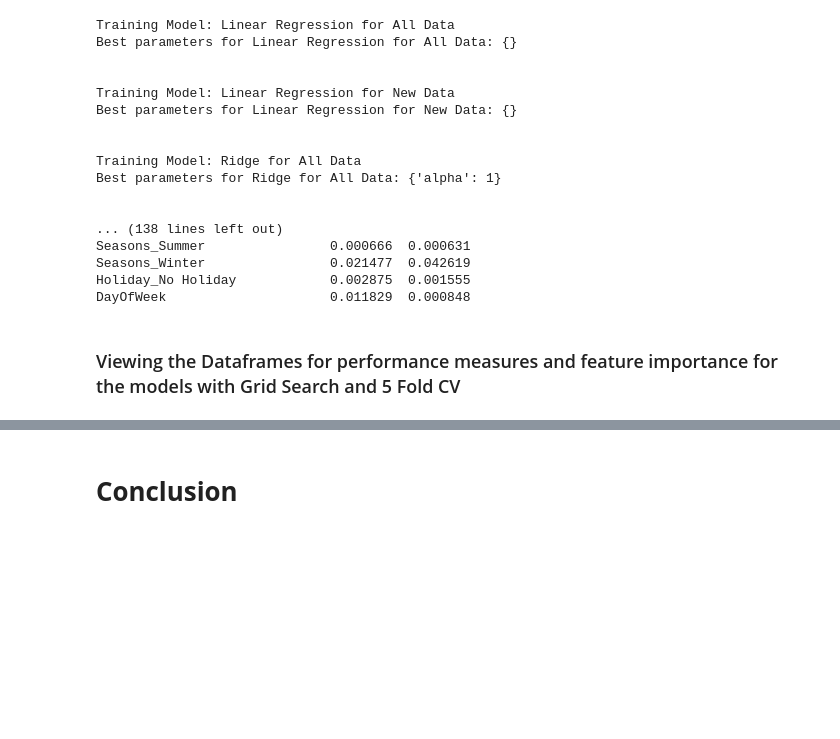
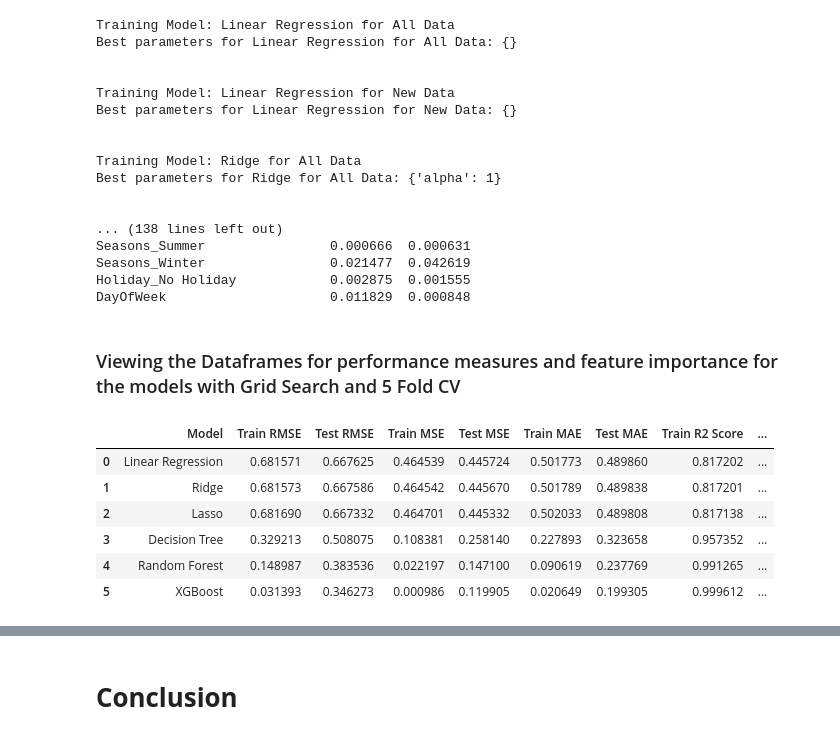
Before and after one commit to sudhir-singh94/Regression_Seoul_Bike_Data, a Jupyter notebook: Regression_Seoul_Bike_Data.ipynb, the cells around one changed output, grey strips where cells are left out. Drawn from its saved outputs; the diff is of its cells as text; code cells hidden in the pictures; blank space fills up the shorter version.

```diff
--- a/Regression_Seoul_Bike_Data.ipynb
+++ b/Regression_Seoul_Bike_Data.ipynb
@@ -1681,7 +1681,15 @@ DayOfWeek                     0.011829  0.000848
 # %%
 # Viewing Dataframe for metric comparison for all models including all features
 metrics_results_all
-metrics_results_all.to_csv('metrics_results_all_with_cv.csv')
+#metrics_results_all.to_csv('metrics_results_all_with_cv.csv')
+# %% [output]
+|  | Model | Train RMSE | Test RMSE | Train MSE | Test MSE | Train MAE | Test MAE | Train R2 Score | ... |
+| 0 | Linear Regression | 0.681571 | 0.667625 | 0.464539 | 0.445724 | 0.501773 | 0.489860 | 0.817202 | ... |
+| 1 | Ridge | 0.681573 | 0.667586 | 0.464542 | 0.445670 | 0.501789 | 0.489838 | 0.817201 | ... |
+| 2 | Lasso | 0.681690 | 0.667332 | 0.464701 | 0.445332 | 0.502033 | 0.489808 | 0.817138 | ... |
+| 3 | Decision Tree | 0.329213 | 0.508075 | 0.108381 | 0.258140 | 0.227893 | 0.323658 | 0.957352 | ... |
+| 4 | Random Forest | 0.148987 | 0.383536 | 0.022197 | 0.147100 | 0.090619 | 0.237769 | 0.991265 | ... |
+| 5 | XGBoost | 0.031393 | 0.346273 | 0.000986 | 0.119905 | 0.020649 | 0.199305 | 0.999612 | ... |
 # %%
 # Viewing Dataframe for metric comparison for all models by droping some features
 metrics_results_new
```
Also changed, not shown: parts of 3 cells of this notebook.
